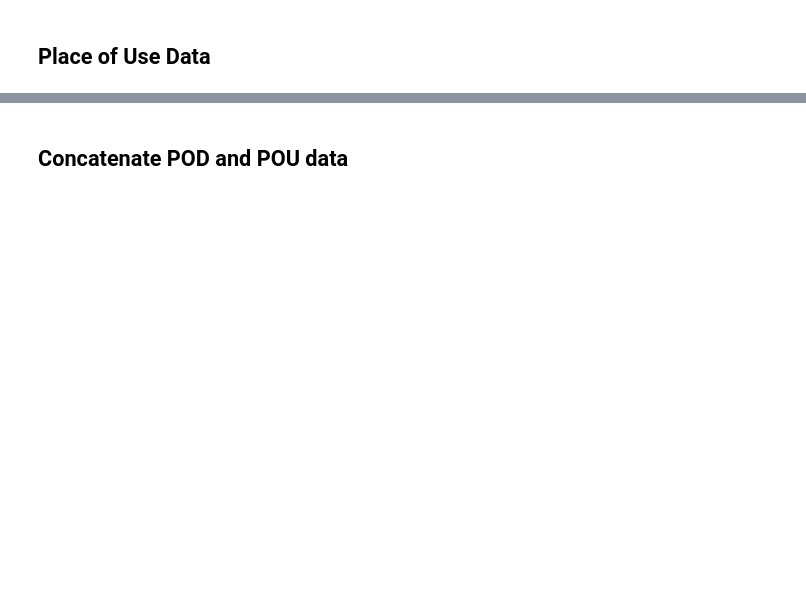
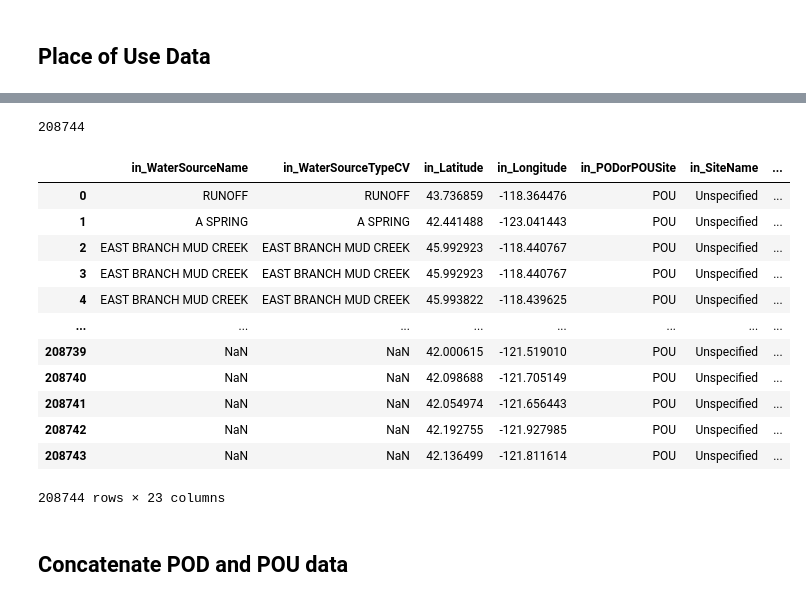
Before and after one commit to WSWCWaterDataExchange/MappingStatesDataToWaDE2.0, a Jupyter notebook: Oregon/WaterAllocation/0_PreProcessOregonAllocationData.ipynb, the cells around one changed output, grey strips where cells are left out. Drawn from its saved outputs; the diff is of its cells as text; code cells hidden in the pictures; blank space fills up the shorter version.

```diff
--- a/Oregon/WaterAllocation/0_PreProcessOregonAllocationData.ipynb
+++ b/Oregon/WaterAllocation/0_PreProcessOregonAllocationData.ipynb
@@ -306,4 +307,0 @@ df['in_WaterSourceTypeCV'] = df.apply(lambda row: assignWaterSourceTypeCV(row['w
-# %%
-# Changing datatype of used date fields.
-df['priority_date'] = pd.to_datetime(df['priority_date'], errors = 'coerce')
-df['priority_date'] = pd.to_datetime(df["priority_date"].dt.strftime('%m/%d/%Y'))
@@ -396,0 +308,7 @@ df['use_code_description'] = df.apply(lambda row: fixBenUse(row['use_code_descri
+# %%
+# POU data is missing key inputs, will combine with POD data to fill in missing gaps.
+df['snp_id'] = df['snp_id'].astype(str)  #for AllocationNativeID
+
+df = pd.merge(df, dfPOD, left_on='snp_id', right_on='in_AllocationNativeID', how='left')
+print(len(df))
+df.head(3)
@@ -397,38 +321,55 @@ df['use_code_description'] = df.apply(lambda row: fixBenUse(row['use_code_descri
 # %%
-# Creating the output Dataframe for PODs.
+# Creating the output Dataframe for POUs.
+# We will use the POD for most inputs, just need to tie in the POU site info.
 
 dfPOU = pd.DataFrame(columns=columnsList, index=df.index)
 
 # Water Source
-dfPOU["in_WaterSourceName"] = "Unspecified"
-dfPOU['in_WaterSourceTypeCV'] = df['in_WaterSourceTypeCV']
+dfPOU["in_WaterSourceName"] = df['in_WaterSourceName'] # from POD data.
+dfPOU['in_WaterSourceTypeCV'] = df['in_WaterSourceName'] # from POD data.
 
 # Site
 dfPOU["in_Latitude"] = df['Latitude']
 dfPOU["in_Longitude"] = df['Longitude']
 dfPOU["in_PODorPOUSite"] = "POU"
 dfPOU["in_SiteName"] = "Unspecified"
 dfPOU["in_SiteNativeID"] = "POU" + df['pou_use_id'].astype(str)
 dfPOU["in_SiteTypeCV"] = "Unspecified"
 
 # Allocation
-dfPOU["in_AllocationFlow_CFS"] = ""
-dfPOD["in_AllocationCropDutyAmount "] = ""
-dfPOU['in_AllocationOwner'] =  df['in_AllocationOwner']
-dfPOU["in_AllocationTimeframeEnd"] = ""
-dfPOU["in_AllocationTimeframeStart"] = ""
-dfPOU["in_AllocationVolume_AF"] = ""
+dfPOU["in_AllocationFlow_CFS"] = df['in_AllocationFlow_CFS'] # from POD data.
+dfPOD["in_AllocationCropDutyAmount"] = df['in_AllocationCropDutyAmount'] # from POD data.
+dfPOU['in_AllocationOwner'] =  df['in_AllocationOwner'] # from POD data.
+dfPOU["in_AllocationTimeframeEnd"] = df['in_AllocationTimeframeEnd'] # from POD data.
+dfPOU["in_AllocationTimeframeStart"] = df['in_AllocationTimeframeStart'] # from POD data.
+dfPOU["in_AllocationVolume_AF"] = df['in_AllocationVolume_AF'] # from POD data.
 dfPOU["in_IrrigatedAcreage"] = df['wris_acres'].astype(float)
 
 # Shared Elements
-dfPOU['snp_id'] = df['snp_id']  #for AllocationNativeID
-dfPOU['priority_date'] = df['priority_date']  #for AllocationPriorityDate
-dfPOU['claim_char'] = df['claim_char']  #for AllocationTypeCV
-dfPOU['use_code_description'] = df['use_code_description']  #for BeneficialUseCategory
-dfPOU['wris_link'] = df['wris_link']  #for WaterAllocationNativeURL
+dfPOU['in_AllocationNativeID'] = df['snp_id_x'].astype(str)  #for AllocationNativeID
+dfPOU['in_AllocationPriorityDate'] = df['priority_date_y'] # from POD data.
+dfPOU['in_AllocationTypeCV'] = df['claim_char_y']  # from POD data, for AllocationTypeCV
+dfPOU['in_BeneficialUseCategory'] = df['use_code_description_y']  # from POD data, for BeneficialUseCategory
+dfPOU['wris_link'] = df['wris_link_x']  #for WaterAllocationNativeURL
 
+dfPOU = dfPOU.drop_duplicates().reset_index(drop=True)
 print(len(dfPOU))
 dfPOU
+# %% [output]
+208744
+|  | in_WaterSourceName | in_WaterSourceTypeCV | in_Latitude | in_Longitude | in_PODorPOUSite | in_SiteName | ... |
+| 0 | RUNOFF | RUNOFF | 43.736859 | -118.364476 | POU | Unspecified | ... |
+| 1 | A SPRING | A SPRING | 42.441488 | -123.041443 | POU | Unspecified | ... |
+| 2 | EAST BRANCH MUD CREEK | EAST BRANCH MUD CREEK | 45.992923 | -118.440767 | POU | Unspecified | ... |
+| 3 | EAST BRANCH MUD CREEK | EAST BRANCH MUD CREEK | 45.992923 | -118.440767 | POU | Unspecified | ... |
+| 4 | EAST BRANCH MUD CREEK | EAST BRANCH MUD CREEK | 45.993822 | -118.439625 | POU | Unspecified | ... |
+| ... | ... | ... | ... | ... | ... | ... | ... |
+| 208739 | NaN | NaN | 42.000615 | -121.519010 | POU | Unspecified | ... |
+| 208740 | NaN | NaN | 42.098688 | -121.705149 | POU | Unspecified | ... |
+| 208741 | NaN | NaN | 42.054974 | -121.656443 | POU | Unspecified | ... |
+| 208742 | NaN | NaN | 42.192755 | -121.927985 | POU | Unspecified | ... |
+| 208743 | NaN | NaN | 42.136499 | -121.811614 | POU | Unspecified | ... |
+208744 rows × 23 columns
 # %% [markdown]
 ## Concatenate POD and POU data
 # %%
```
Also changed, not shown: parts of 13 cells of this notebook, 42 other files.
